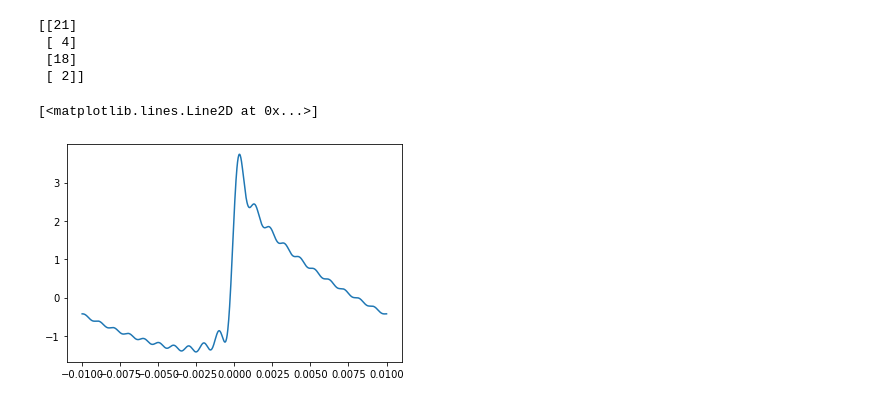
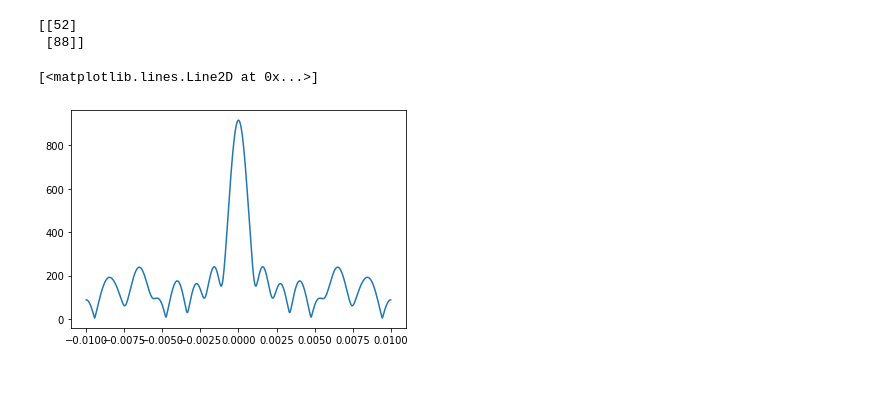
Before and after one commit to Upsilon-Lab/quantum-ml, a Jupyter notebook: data/potential-curvy/curvyPlots.ipynb, the cells around one changed output. Drawn from its saved outputs; the diff is of its cells as text; code cells hidden in the pictures.

```diff
--- a/data/potential-curvy/curvyPlots.ipynb
+++ b/data/potential-curvy/curvyPlots.ipynb
@@ -2,28 +2,22 @@
 import numpy as np
 import matplotlib.pyplot as plt
 # %%
-#rands = np.random.rand(4,1)
-rands = np.random.randint(1,high=30, size=(4,1))
-intrand = np.random.randint(1,high=4)
+intrand = np.random.randint(1,high=3)
+num = np.random.randint(2,high=10)
 
 L = 0.01
 x = np.linspace(-L,L,1000)
 f = 0
-fro = 0
 
-for n in range(1,int(rands[0]),intrand):
-  f = f + rands[1]/np.pi * 1/n * np.sin(n*np.pi*x/L)
-  f = f + rands[3]/np.pi * 1/n * np.cos(n*np.pi*x/L)
-
-#for n in range(1,int(rands[2]),1):
-
+for n in range(1,num,intrand):
+  rands = np.random.randint(10,high=100, size=(2,1))
+  f = f + rands[0] * np.exp(1j * n * np.pi * x /L)
+  f = f + rands[1] * np.exp(1j * -n * np.pi * x /L)
 
 print(rands)
-plt.plot(x,f)
+plt.plot(x,abs(f))
 # %% [output]
-[[21]
- [ 4]
- [18]
- [ 2]]
+[[52]
+ [88]]
 [<matplotlib.lines.Line2D at 0x...>]
-[figure, old version]
+[figure, new version]
```
